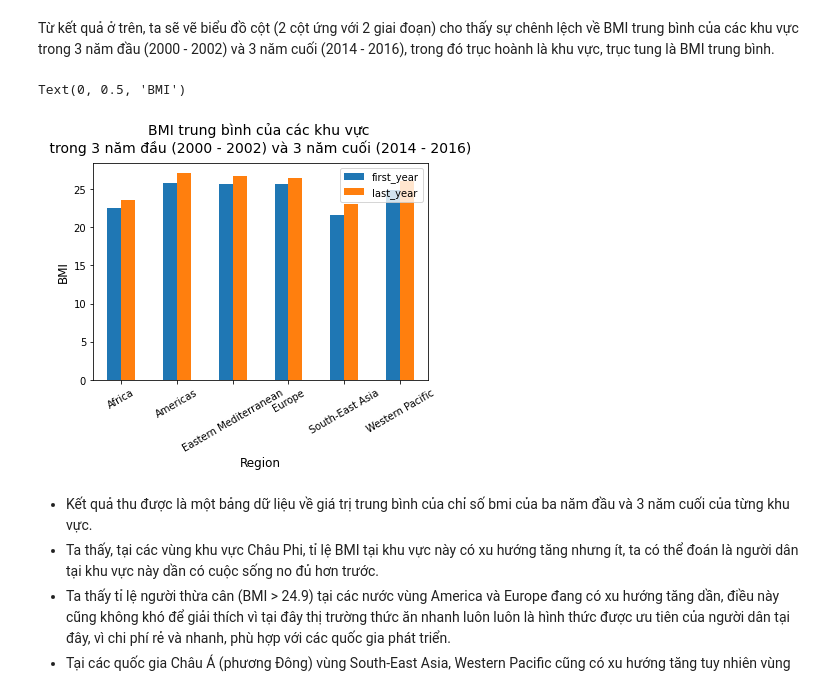
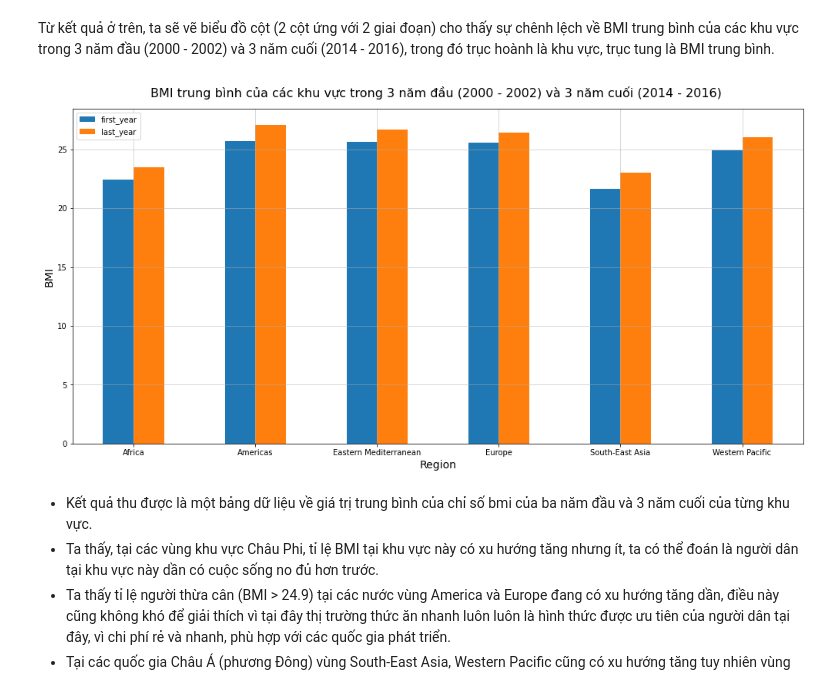
Before and after one commit to dhptrung/P4DS-FinalProject, a Jupyter notebook: P4DS-FinalProject.ipynb, the cells around one changed output. Drawn from its saved outputs; the diff is of its cells as text; code cells hidden in the pictures.

```diff
--- a/P4DS-FinalProject.ipynb
+++ b/P4DS-FinalProject.ipynb
@@ -402,13 +421,14 @@ df_bmi
 # %% [markdown]
 Từ kết quả ở trên, ta sẽ vẽ biểu đồ cột (2 cột ứng với 2 giai đoạn) cho thấy sự chênh lệch về BMI trung bình của các khu vực trong 3 năm đầu (2000 - 2002) và 3 năm cuối (2014 - 2016), trong đó trục hoành là khu vực, trục tung là BMI trung bình.
 # %%
-ax = df_bmi.plot.bar(rot=30)
-plt.title('BMI trung bình của các khu vực \n trong 3 năm đầu (2000 - 2002) và 3 năm cuối (2014 - 2016) ', pad=10, fontsize=14)
-plt.xlabel('Region', fontsize=12)
-plt.ylabel('BMI', fontsize=12)
+df_bmi.plot.bar(rot=0, figsize=(17,8))
+plt.grid(linestyle='-', linewidth=0.5)
+plt.title('BMI trung bình của các khu vực trong 3 năm đầu (2000 - 2002) và 3 năm cuối (2014 - 2016) ', pad=15, fontsize=16)
+plt.xlabel('Region', fontsize=14)
+plt.ylabel('BMI', fontsize=14)
+plt.show()
 # %% [output]
-Text(0, 0.5, 'BMI')
-[figure, old version]
+[figure, new version]
 # %% [markdown]
 - Kết quả thu được là một bảng dữ liệu về giá trị trung bình của chỉ số bmi của ba năm đầu và 3 năm cuối của từng khu vực.
 - Ta thấy, tại các vùng khu vực Châu Phi, tỉ lệ BMI tại khu vực này có xu hướng tăng nhưng ít, ta có thể đoán là người dân tại khu vực này dần có cuộc sống no đủ hơn trước.
```
Also changed, not shown: parts of 22 cells of this notebook.
